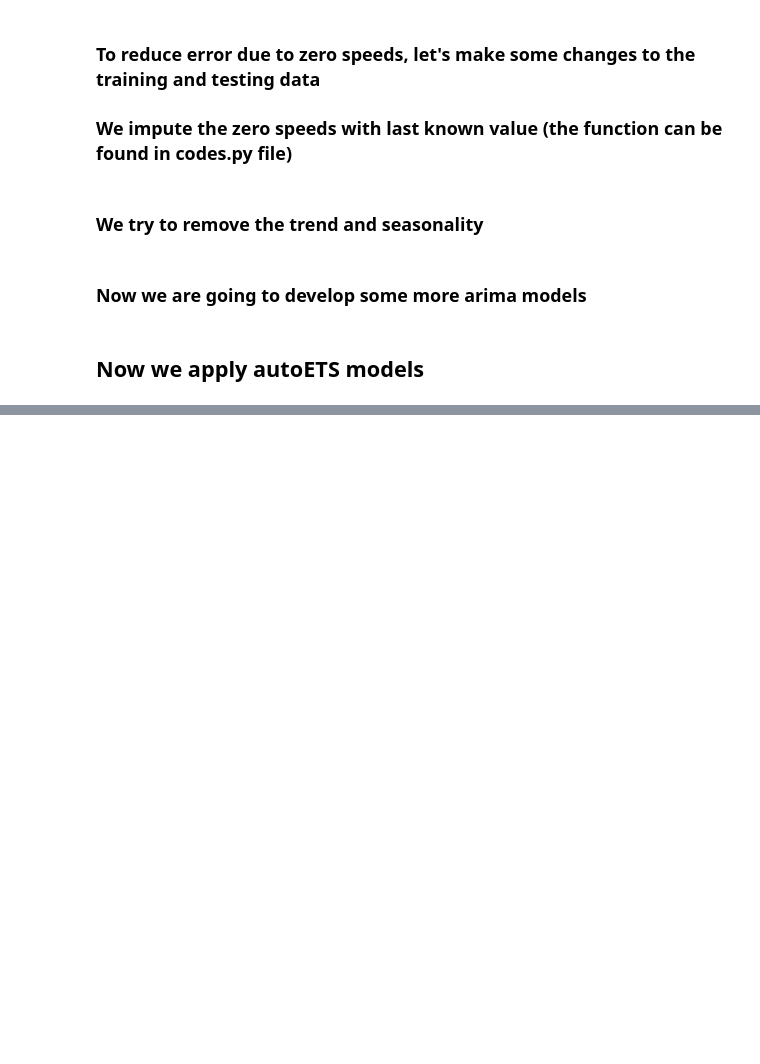
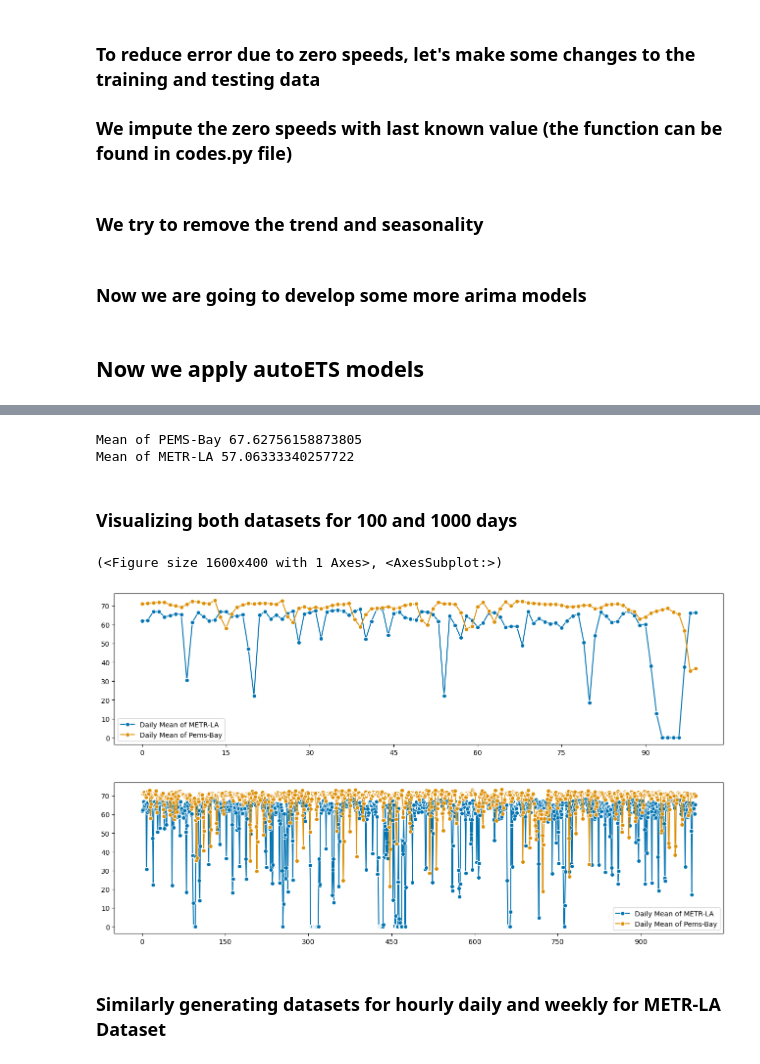
Before and after one commit to WaleedAhmed44/DCRNN, a Jupyter notebook: SKTIME IMPLEMENTATION.ipynb, the cells around one changed output, grey strips where cells are left out. Drawn from its saved outputs; the diff is of its cells as text; code cells hidden in the pictures; blank space fills up the shorter version.

```diff
--- a/SKTIME IMPLEMENTATION.ipynb
+++ b/SKTIME IMPLEMENTATION.ipynb
@@ -168,0 +157,24 @@ plot_series(pd.DataFrame(smape_pb),pd.DataFrame(rmsse_pb),pd.DataFrame(gmae_pb),
+# %%
+print("Mean of PEMS-Bay",np.mean(y_train2,axis=0).iloc[0])
+print("Mean of METR-LA",np.mean(y_train1,axis=0).iloc[0])
+daily1 = []
+daily2 = []
+for i in range(1000):
+    daily1.append(np.mean(y_train1[0][i*(12*24):(i+1)*12*24-1]))
+    daily2.append(np.mean(y_train2[0][i*(12*24):(i+1)*12*24-1]))
+# %% [output]
+Mean of PEMS-Bay 67.62756158873805
+Mean of METR-LA 57.06333340257722
+# %% [markdown]
+### Visualizing both datasets for 100 and 1000 days
+# %%
+plot_series(pd.DataFrame(daily1)[0:100],pd.DataFrame(daily2)[0:100],
+            labels = ("Daily Mean of METR-LA","Daily Mean of Pems-Bay"))
+plot_series(pd.DataFrame(daily1)[0:1000],pd.DataFrame(daily2)[0:1000],
+            labels = ("Daily Mean of METR-LA","Daily Mean of Pems-Bay"))
+# %% [output]
+(<Figure size 1600x400 with 1 Axes>, <AxesSubplot:>)
+[figure, added]
+[figure, added]
+# %% [markdown]
+### Similarly generating datasets for hourly daily and weekly for METR-LA Dataset
```
Also changed, not shown: parts of 21 cells of this notebook.
